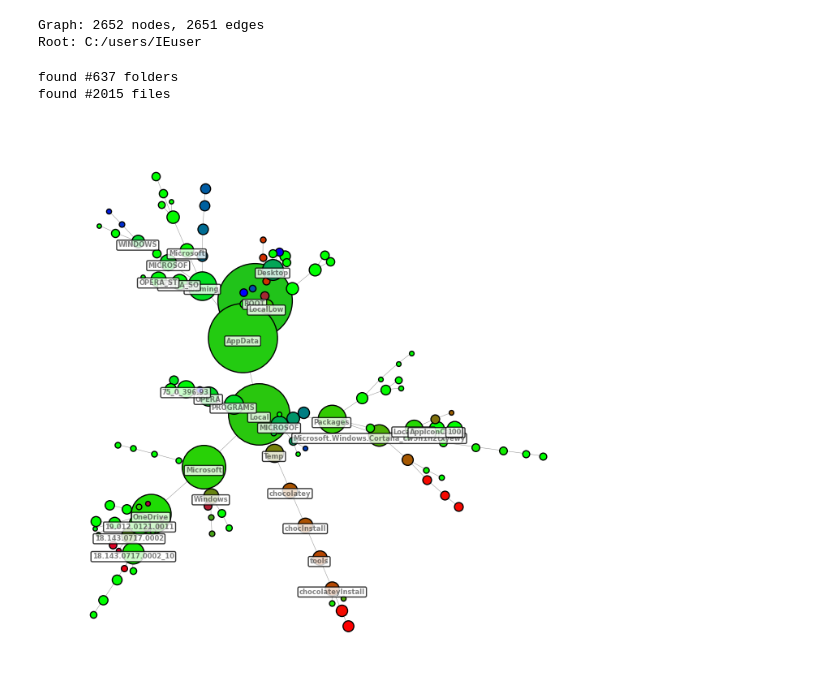
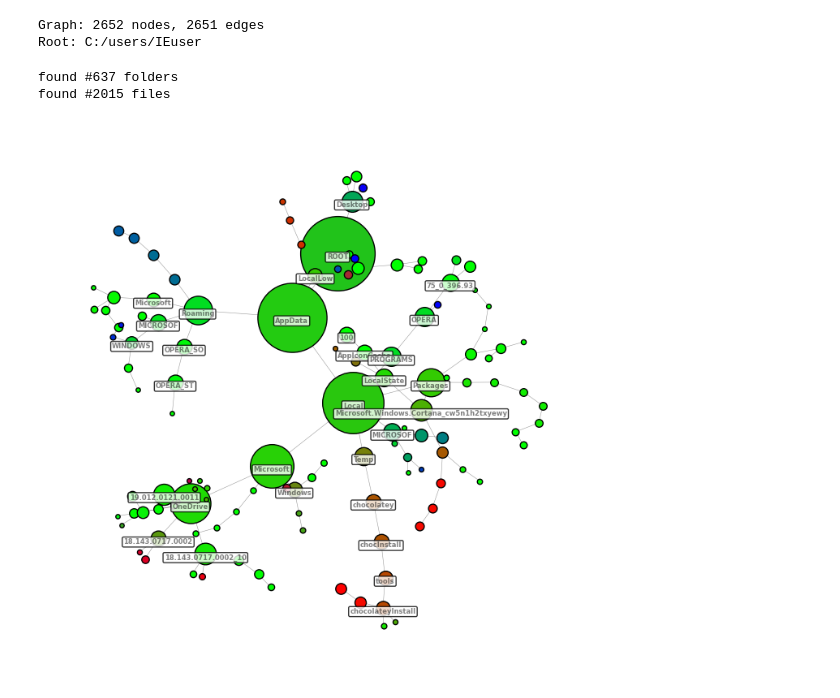
Before and after one commit to Flooding-against-Ransomware/profiling, a Jupyter notebook: tree-visualiser/notebook.ipynb, the cells around one changed output. Saved outputs shown, nothing was run; the diff lists cells and outputs as text; code cells hidden in the pictures.

```diff
--- a/tree-visualiser/notebook.ipynb
+++ b/tree-visualiser/notebook.ipynb
@@ -96,11 +97,11 @@ folder_sizes = {
 # find XX% largest folders
 threshold_size_percentage = 0.2
 threshold_top_size_percentage = 0.05
-top_largest_folders = set( sorted(
+top_largest_folders = sorted(
     folder_sizes,
     key=folder_sizes.get,
     reverse=True
-)[:int(threshold_size_percentage * len(folder_sizes))] )
+)[:int(threshold_size_percentage * len(folder_sizes))]
 top_very_largest_folders = set( sorted(
     folder_sizes,
     key=folder_sizes.get,
@@ -108,7 +109,7 @@ top_very_largest_folders = set( sorted(
 )[:int(threshold_top_size_percentage * len(folder_sizes))] )
 # keep only the to XX% largest folders
 
-folder_nodes = [node for node in folder_nodes if node in top_largest_folders]
+folder_nodes = [node for node in folder_nodes if node in set( top_largest_folders )]
 
 nodes_to_remove = [n for n,_ in G.nodes(data=True) if not n in folder_nodes ]
 G.remove_nodes_from( nodes_to_remove )
@@ -135,14 +136,38 @@ for u, v in G_weighted.edges():
     weight = 1.0
     if u_type == v_type: # there cannot be file-file edges
 
-        min_size = min(folder_sizes[v],folder_sizes[u])
-        max_size = max(folder_sizes[v],folder_sizes[u])
+        # min_size = min(folder_sizes[v],folder_sizes[u])
+        # max_size = max(folder_sizes[v],folder_sizes[u])
+        # max_size_perc = max(folder_sizes[v],folder_sizes[u])/max_folder_size
 
-        size_ratio = (max_size-min_size)/max_size
+        # size_ratio = abs(folder_sizes[v]-folder_sizes[u])/max_size
+
+        u_index = top_largest_folders.index( u )+1
+        v_index = top_largest_folders.index( v )+1
+
+        weight = 0.01*math.log( u_index + v_index )
+
+        # very_small_spring = 0.01 ## loosest
+        # small_spring = 0.1 ## looser
+        # big_spring   = 0.15  ## tighter
+
+        # # both have similar size (20%)
+        # if size_ratio > 0.2:
+        #     # both are big folders, assuming a pareto-like distribution
+        #     if max_size_perc > 0.2:
+        #         weight = small_spring # we keep them distant so they don't overlap
+        #     # they are both small
+        #     else:
+        #         weight = big_spring # we keep them close
+        # else:
+        #     # one is big and the other is small
+        #     if max_size_perc > 0.2:
+        #         weight = very_small_spring # we keep them distant, so the small one is not "eaten" by the bigger one
+        #     else:
+        #         weight = big_spring # we keep them distant, so the small one is not "eaten" by the bigger one
 
         # smaller weight -> longer springs -> farther
-        max_w = 3.0
-        weight = max_w # - size_ratio * max_w
+        # weight = max_w/math.log( folder_sizes[u] * folder_sizes[v] ) #max_w # - size_ratio * max_w
     else: # file-to-folder
         size = 1.0
         if u_type == "folder":
@@ -163,7 +188,6 @@ pos = nx.spring_layout(
 )
 
 fig, ax = plt.subplots(figsize=(7,7), facecolor='white')
-
 
 # Calculate total files for sizing
 total_file_count = max(sum([G.nodes[n].get('total_files', 0) for n in folder_nodes]), 1)
@@ -234,31 +258,31 @@ bbox_props = dict(
     facecolor="white",
     edgecolor="black",
     alpha=0.8
 )
 
 nx.draw_networkx_labels(G, label_pos, folder_labels, font_size=6,
                        font_weight='bold', font_color='black', alpha=0.5,
                        verticalalignment='top', bbox=bbox_props, ax=ax)
 
 # Legend
 # legend_elements = [
 #     mpatches.Patch(color='green', label='Pristine files'),
 #     mpatches.Patch(color='red', label='Lost files (no replicas)'),
 #     mpatches.Patch(color='blue', label='Lost files (with replicas)'),
 #     mpatches.Patch(color='gray', label='Folders (color = composition)')
 # ]
 # ax.legend(handles=legend_elements, loc='upper right', fontsize=10,
 #          framealpha=0.95, edgecolor='black')
 
 ax.axis('off')
 plt.tight_layout()
 
 # Save the figure
 # plt.savefig(f"{os.path.splitext(json_file)[0]}.pdf", dpi=300, bbox_inches='tight', facecolor='white')
 plt.savefig(f"{os.path.splitext(json_file)[0]}.pdf", dpi=300, bbox_inches='tight', facecolor='white')
 
 plt.show()
 # %% [output]
 found #637 folders
 found #2015 files
-[figure, old version]
+[figure, new version]
```
Also changed, not shown: parts of 1 cell of this notebook, 10 other files.
